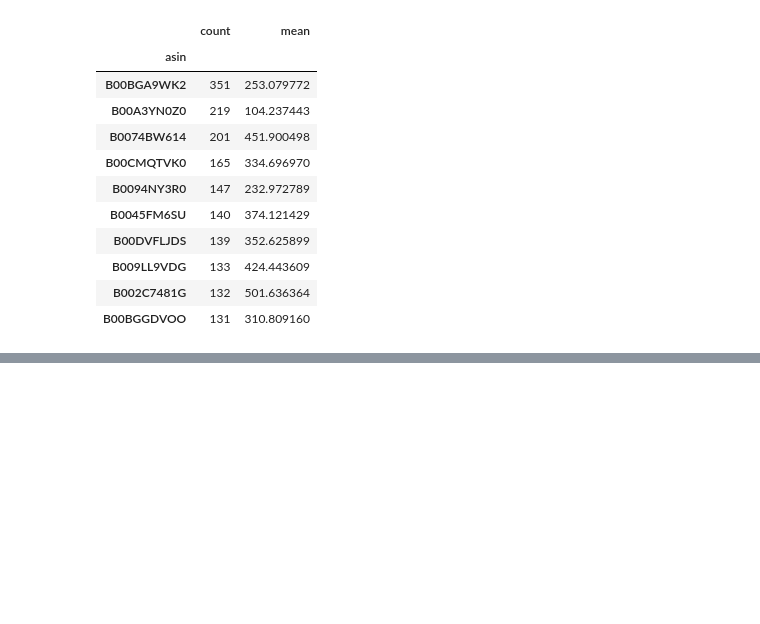
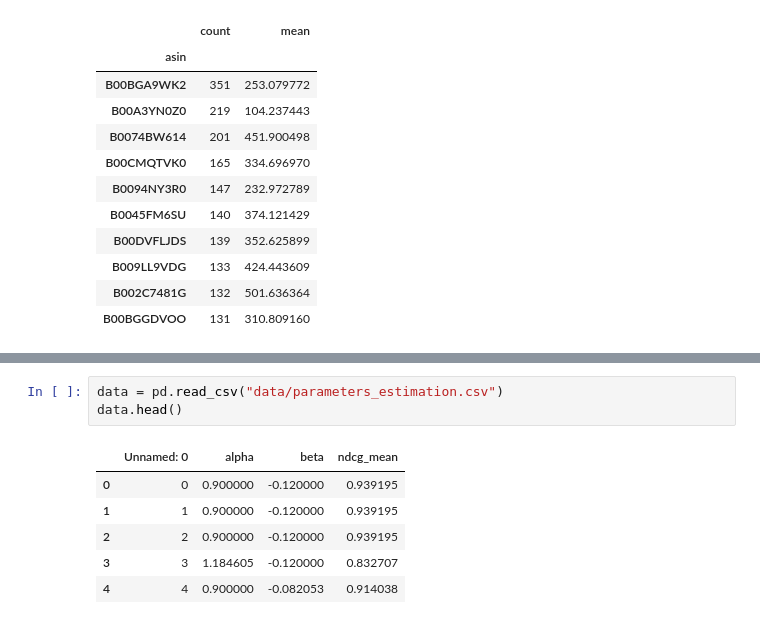
Before and after one commit to vwoloszyn/MRR, a Jupyter notebook: Parameter_estimation.ipynb, the cells around one changed output, grey strips where cells are left out. Cells and saved outputs as stored; diff of their text form; blank space fills up the shorter version.

```diff
--- a/Parameter_estimation.ipynb
+++ b/Parameter_estimation.ipynb
@@ -86,0 +34,10 @@ KeyboardInterrupt:
+# %%
+data = pd.read_csv("data/parameters_estimation.csv")
+data.head()
+# %% [output]
+|  | Unnamed: 0 | alpha | beta | ndcg_mean |
+| 0 | 0 | 0.900000 | -0.120000 | 0.939195 |
+| 1 | 1 | 0.900000 | -0.120000 | 0.939195 |
+| 2 | 2 | 0.900000 | -0.120000 | 0.939195 |
+| 3 | 3 | 1.184605 | -0.120000 | 0.832707 |
+| 4 | 4 | 0.900000 | -0.082053 | 0.914038 |
```
Also changed, not shown: parts of 4 cells of this notebook, 4 other files.
